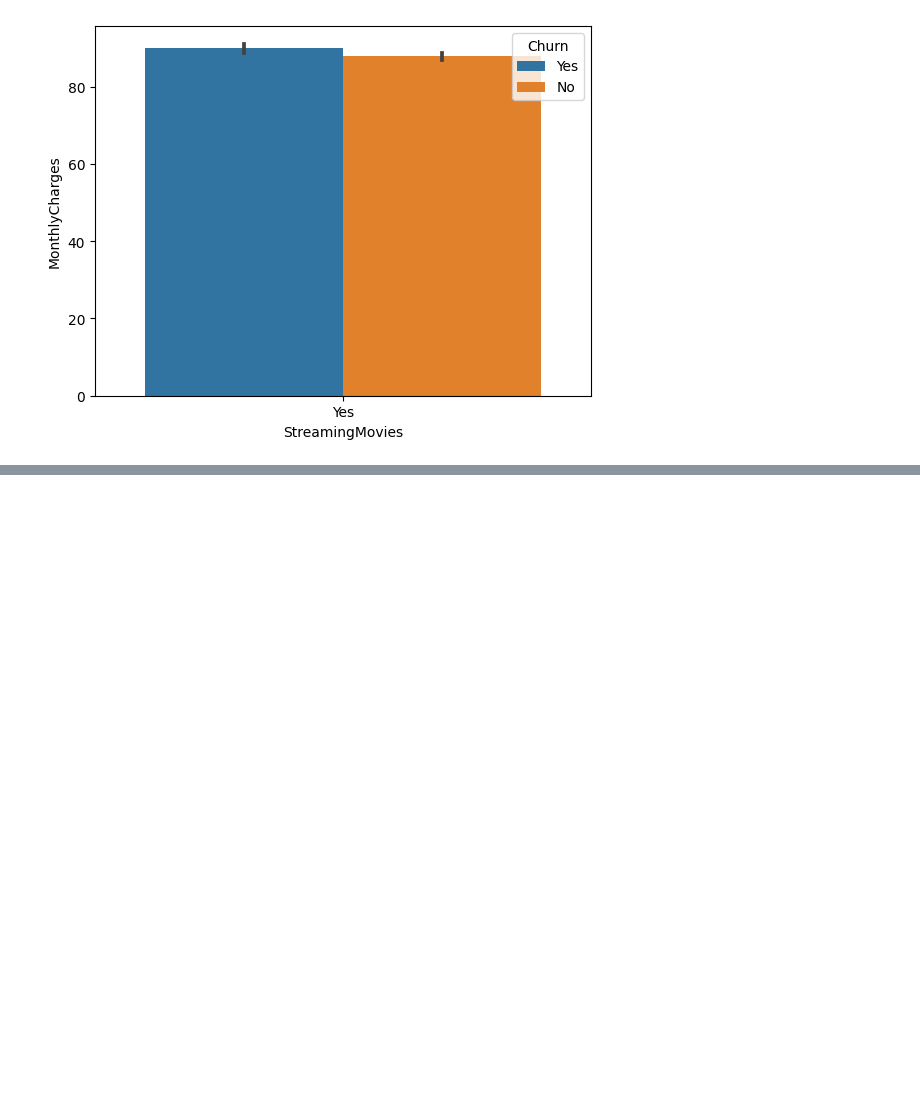
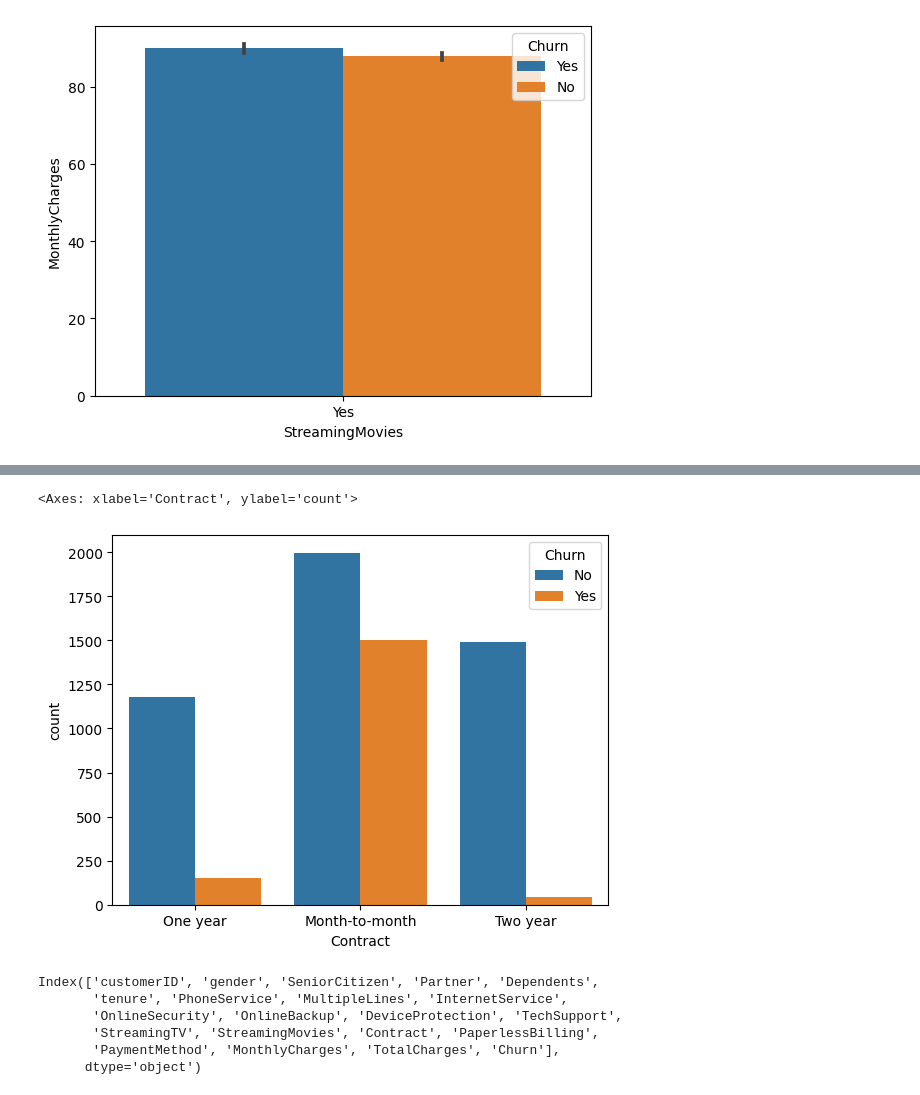
Before and after one commit to Joy879/ADS-Assignment-4, a Jupyter notebook: Assigment4.ipynb, the cells around one changed output, grey strips where cells are left out. Drawn from its saved outputs; the diff is of its cells as text; code cells hidden in the pictures; blank space fills up the shorter version.

```diff
--- a/Assigment4.ipynb
+++ b/Assigment4.ipynb
@@ -72,0 +90,6 @@ for service in services:
+# %%
+data2 = data[data["PhoneService"] == "Yes"]
+sns.countplot(data=data2, x="Contract", hue="Churn")
+# %% [output]
+<Axes: xlabel='Contract', ylabel='count'>
+[figure, added]
@@ -72,0 +100,9 @@ for service in services:
+# %%
+data.columns
+# %% [output]
+Index(['customerID', 'gender', 'SeniorCitizen', 'Partner', 'Dependents',
+       'tenure', 'PhoneService', 'MultipleLines', 'InternetService',
+       'OnlineSecurity', 'OnlineBackup', 'DeviceProtection', 'TechSupport',
+       'StreamingTV', 'StreamingMovies', 'Contract', 'PaperlessBilling',
+       'PaymentMethod', 'MonthlyCharges', 'TotalCharges', 'Churn'],
+      dtype='object')
```
Also changed, not shown: parts of 4 cells of this notebook.
